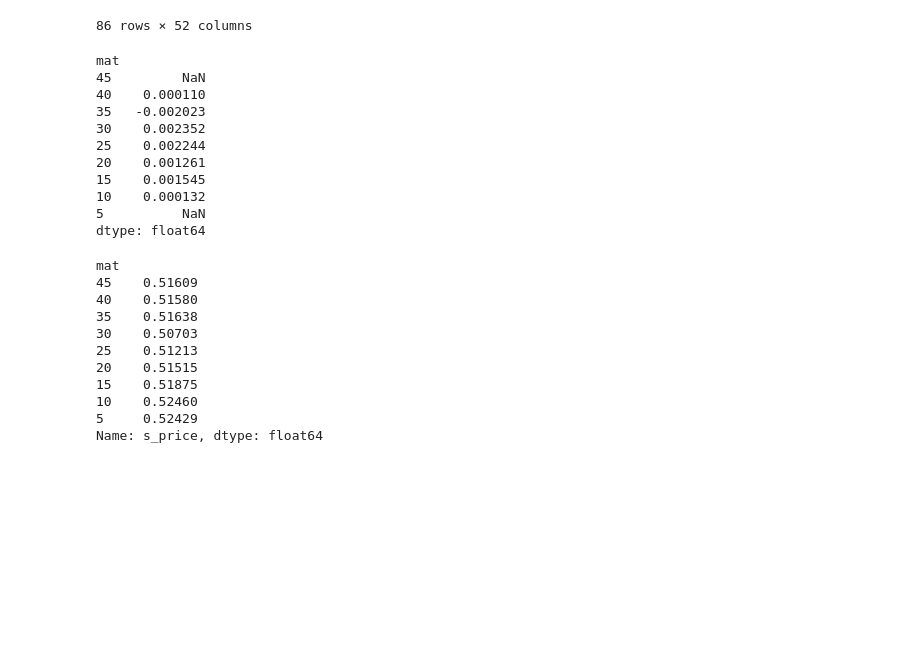
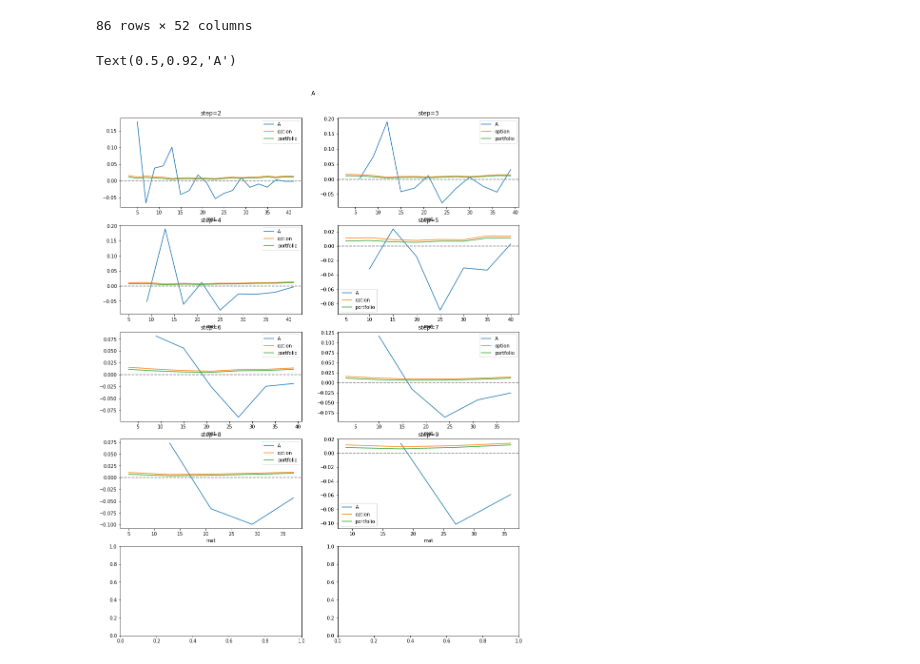
Before and after one commit to nnevalainen/portfolio-hedging, a Jupyter notebook: code/hedging-assignment.ipynb, the cells around one changed output. Drawn from its saved outputs; the diff is of its cells as text; code cells hidden in the pictures; blank space fills up the shorter version.

```diff
--- a/code/hedging-assignment.ipynb
+++ b/code/hedging-assignment.ipynb
@@ -54,6 +55,7 @@ sheet
 | 1 | 1 | NaN | NaN | NaN | NaN | NaN | NaN | NaN | NaN | NaN | ... | ... |
 86 rows × 52 columns
 # %%
+%matplotlib inline
 
 def get_closest_strike(estimate, strikes):
         """
@@ -67,7 +69,7 @@ def hedge(ymat, strike, premium, r):
     """
     return strike - premium
 
-def simulate(sheet, strikes, step=1, maturity=45, diff=0):
+def simulate(sheet, strikes, step=1, maturity=45, diff=0, sigma=0.1):
     """
     Simulate hedging for estimated costs accuracy of hedging
 
@@ -104,16 +106,18 @@ def simulate(sheet, strikes, step=1, maturity=45, diff=0):
         spot = row.s_price
         premium = row[row.index.get_loc(strike)]
 
-        return hedge(ymat, strike, premium, r)
+        sigma = hedge_functions.calculate_implied_volatility_bs(
+            ymat, strike, spot, r, premium)
+        return hedge_functions.delta_hedge(ymat, strike, spot, r, sigma)
 
     nstocks = rows.apply(call_hedge, axis=1)
 
 
     v_option = rows[strike]
-    dv_option = v_option.shift(-1) - v_option
+    dv_option = (v_option.shift(-1) - v_option)/v_option
 
-    v_portfolio = v_option + nstocks * rows.s_price
-    dv_portfolio = v_portfolio.shift(-1) - v_portfolio
+    v_portfolio = v_option + nstocks/100 * rows.s_price
+    dv_portfolio = (v_portfolio.shift(-1) - v_portfolio)/v_portfolio
 
     A = dv_portfolio - dv_option
 
@@ -124,33 +128,29 @@ def simulate(sheet, strikes, step=1, maturity=45, diff=0):
 
     MSE = np.sqrt((A.pow(2)).sum())
 
-    return A, MSE, costs, rows
 
-nstocks, MSE, costs, rows = simulate(sheet, E, step=5, diff=0)
-nstocks
+    df = pd.DataFrame({
+        'A': A
+    })
+
+    return A, MSE, costs, nstocks, v_option, v_portfolio, rows
+
+A, MSE, costs, nstocks, v_option, v_portfolio, rows = simulate(sheet, E, step=5, diff=0)
-# %% [output]
-mat
-45         NaN
-40    0.000110
-35   -0.002023
-30    0.002352
-25    0.002244
-20    0.001261
-15    0.001545
-10    0.000132
-5          NaN
-dtype: float64
-# %%
-rows.s_price
-# %% [output]
-mat
-45    0.51609
-40    0.51580
-35    0.51638
-30    0.50703
-25    0.51213
-20    0.51515
-15    0.51875
-10    0.52460
-5     0.52429
-Name: s_price, dtype: float64
+# %%
+fig, axes = plt.subplots(5, 2, figsize=(15,20))
+
+for (i, ax) in zip(range(2,10,1), axes.flat):
+    A, MSE, costs, nstocks, v_option, v_portfolio, rows = simulate(sheet, E, step=i, diff=0)
+    A.plot(ax=ax, label='A')
+    v_option.plot(ax=ax, label='option')
+    v_portfolio.plot(ax=ax, label='portfolio')
+
+    ax.axhline(y=0, linestyle='dashed', color='grey')
+    ax.legend()
+
+    ax.set_title('step={}'.format(i))
+
+fig.suptitle('A', y=0.92)
+# %% [output]
+Text(0.5,0.92,'A')
+[figure, added]
```
Also changed, not shown: parts of 3 cells of this notebook.
